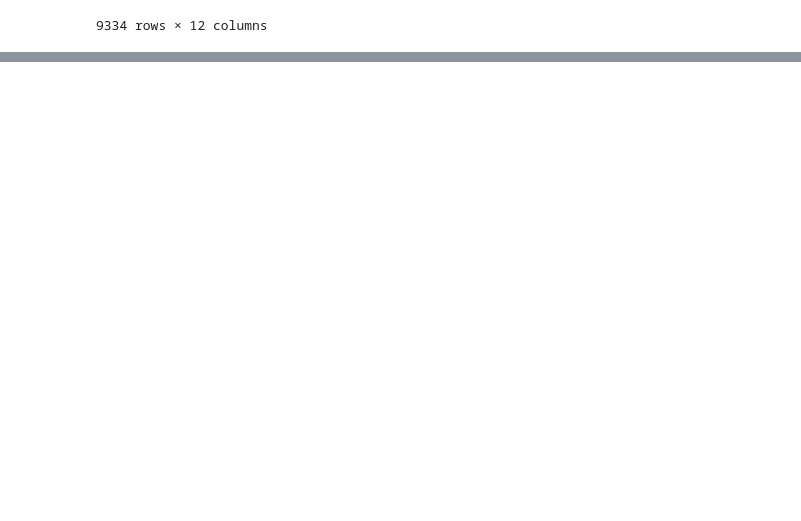
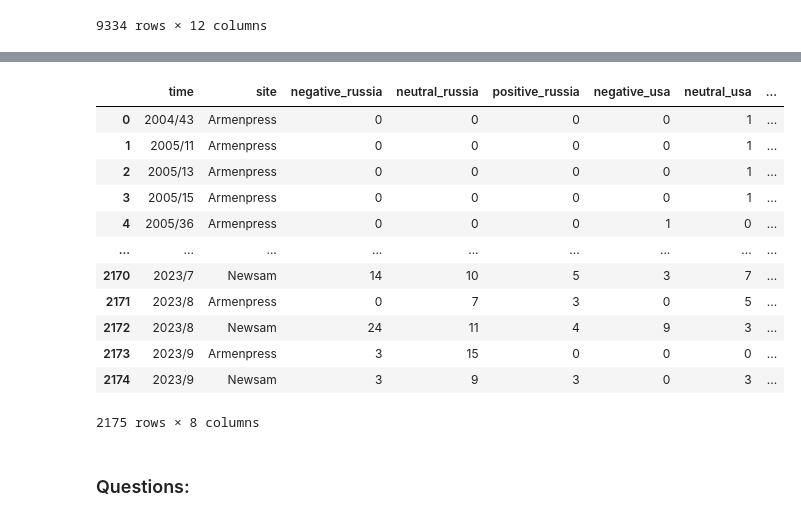
Before and after one commit to MovsisyanM/NewsEntityTracking, a Jupyter notebook: analysis.ipynb, the cells around one changed output, grey strips where cells are left out. Cells and saved outputs as stored; diff of their text form; code cells hidden in the pictures; blank space fills up the shorter version.

```diff
--- a/analysis.ipynb
+++ b/analysis.ipynb
@@ -251,0 +314,18 @@ feedbacked_t.to_pickle("Tertam/count_analysis.pkl")
+# %%
+(ts_df := joint_df.groupby([joint_df.time.map(lambda t: str(t.year) + "/" + str(t.week)), 'site'])[[c for c in joint_df.columns if "_" in c]].sum().sort_index().reset_index())
+# %% [output]
+|  | time | site | negative_russia | neutral_russia | positive_russia | negative_usa | neutral_usa | ... |
+| 0 | 2004/43 | Armenpress | 0 | 0 | 0 | 0 | 1 | ... |
+| 1 | 2005/11 | Armenpress | 0 | 0 | 0 | 0 | 1 | ... |
+| 2 | 2005/13 | Armenpress | 0 | 0 | 0 | 0 | 1 | ... |
+| 3 | 2005/15 | Armenpress | 0 | 0 | 0 | 0 | 1 | ... |
+| 4 | 2005/36 | Armenpress | 0 | 0 | 0 | 1 | 0 | ... |
+| ... | ... | ... | ... | ... | ... | ... | ... | ... |
+| 2170 | 2023/7 | Newsam | 14 | 10 | 5 | 3 | 7 | ... |
+| 2171 | 2023/8 | Armenpress | 0 | 7 | 3 | 0 | 5 | ... |
+| 2172 | 2023/8 | Newsam | 24 | 11 | 4 | 9 | 3 | ... |
+| 2173 | 2023/9 | Armenpress | 3 | 15 | 0 | 0 | 0 | ... |
+| 2174 | 2023/9 | Newsam | 3 | 9 | 3 | 0 | 3 | ... |
+2175 rows × 8 columns
+# %% [markdown]
+### Questions:
```
Also changed, not shown: parts of 15 cells of this notebook.
